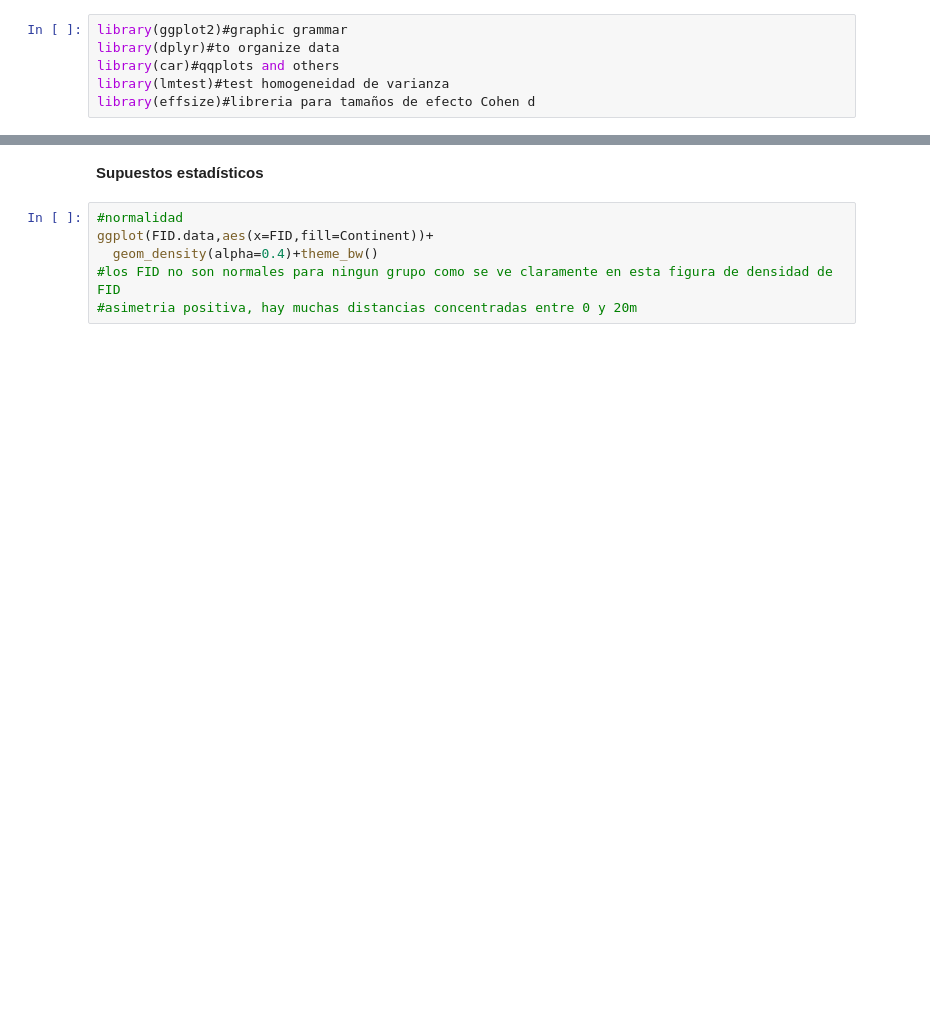
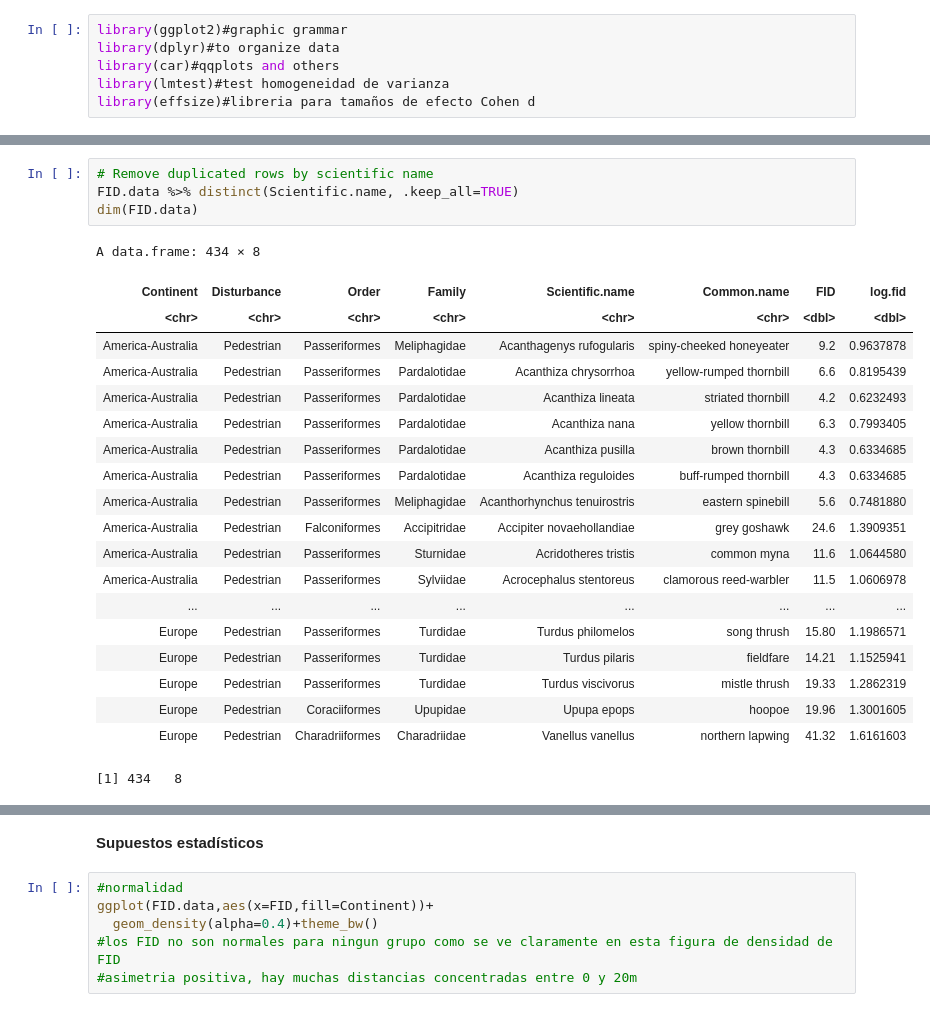
Before and after one commit to norberello/bird-fear-distances, a Jupyter notebook: FID birds by continent.ipynb, the cells around one changed output, grey strips where cells are left out. Cells and saved outputs as stored; diff of their text form; blank space fills up the shorter version.

```diff
--- a/FID birds by continent.ipynb
+++ b/FID birds by continent.ipynb
@@ -40,0 +54,25 @@ A tibble: 2 × 7
+# %%
+# Remove duplicated rows by scientific name
+FID.data %>% distinct(Scientific.name, .keep_all=TRUE)
+dim(FID.data)
+# %% [output]
+A data.frame: 434 × 8
+| Continent | Disturbance | Order | Family | Scientific.name | Common.name | FID | log.fid |
+| <chr> | <chr> | <chr> | <chr> | <chr> | <chr> | <dbl> | <dbl> |
+| America-Australia | Pedestrian | Passeriformes | Meliphagidae | Acanthagenys rufogularis | spiny-cheeked honeyeater | 9.2 | 0.9637878 |
+| America-Australia | Pedestrian | Passeriformes | Pardalotidae | Acanthiza chrysorrhoa | yellow-rumped thornbill | 6.6 | 0.8195439 |
+| America-Australia | Pedestrian | Passeriformes | Pardalotidae | Acanthiza lineata | striated thornbill | 4.2 | 0.6232493 |
+| America-Australia | Pedestrian | Passeriformes | Pardalotidae | Acanthiza nana | yellow thornbill | 6.3 | 0.7993405 |
+| America-Australia | Pedestrian | Passeriformes | Pardalotidae | Acanthiza pusilla | brown thornbill | 4.3 | 0.6334685 |
+| America-Australia | Pedestrian | Passeriformes | Pardalotidae | Acanthiza reguloides | buff-rumped thornbill | 4.3 | 0.6334685 |
+| America-Australia | Pedestrian | Passeriformes | Meliphagidae | Acanthorhynchus tenuirostris | eastern spinebill | 5.6 | 0.7481880 |
+| America-Australia | Pedestrian | Falconiformes | Accipitridae | Accipiter novaehollandiae | grey goshawk | 24.6 | 1.3909351 |
+| America-Australia | Pedestrian | Passeriformes | Sturnidae | Acridotheres tristis | common myna | 11.6 | 1.0644580 |
+| America-Australia | Pedestrian | Passeriformes | Sylviidae | Acrocephalus stentoreus | clamorous reed-warbler | 11.5 | 1.0606978 |
+| ... | ... | ... | ... | ... | ... | ... | ... |
+| Europe | Pedestrian | Passeriformes | Turdidae | Turdus philomelos | song thrush | 15.80 | 1.1986571 |
+| Europe | Pedestrian | Passeriformes | Turdidae | Turdus pilaris | fieldfare | 14.21 | 1.1525941 |
+| Europe | Pedestrian | Passeriformes | Turdidae | Turdus viscivorus | mistle thrush | 19.33 | 1.2862319 |
+| Europe | Pedestrian | Coraciiformes | Upupidae | Upupa epops | hoopoe | 19.96 | 1.3001605 |
+| Europe | Pedestrian | Charadriiformes | Charadriidae | Vanellus vanellus | northern lapwing | 41.32 | 1.6161603 |
+[1] 434   8
```
Also changed, not shown: parts of 20 cells of this notebook, 2 other files.
